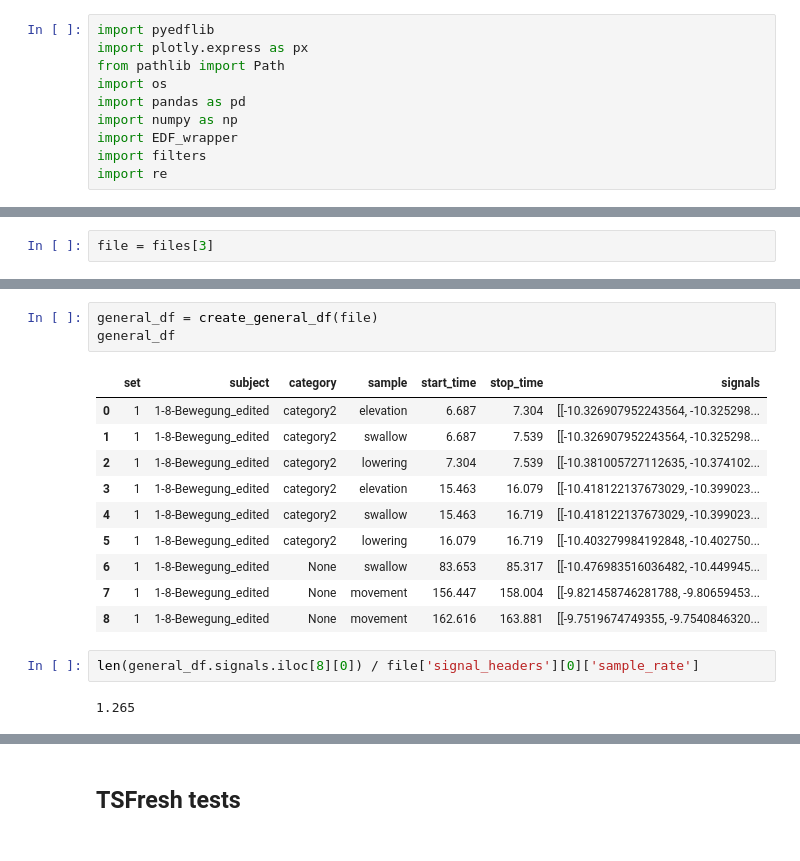
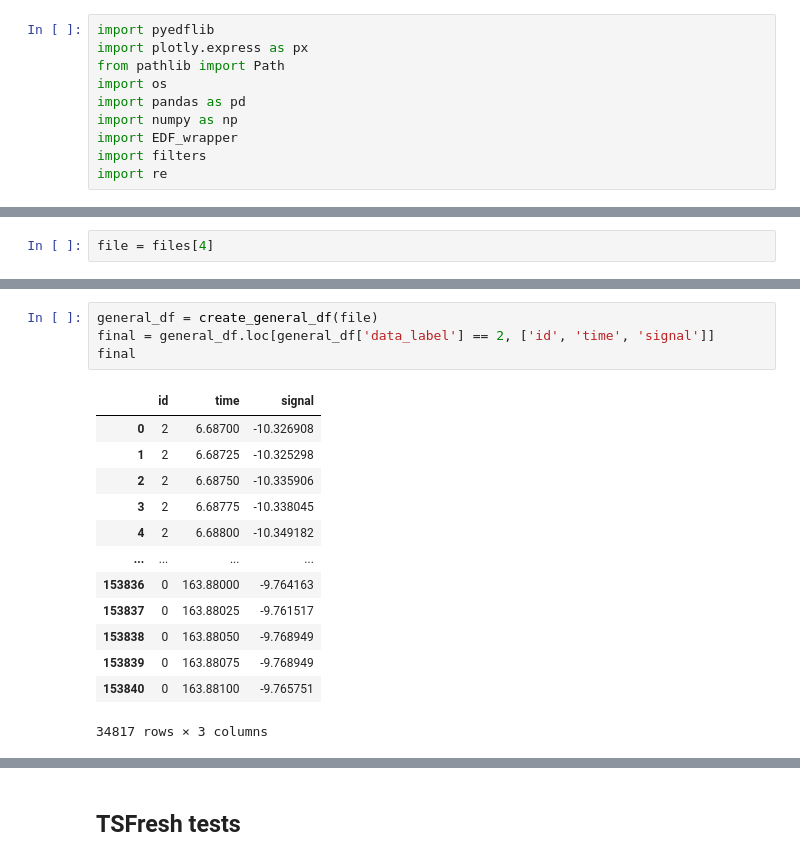
Before and after one commit to Matheusmno/Automatic-Feature-Extraction, a Jupyter notebook: usage.ipynb, the cells around one changed output, grey strips where cells are left out. Cells and saved outputs as stored; diff of their text form.

```diff
--- a/usage.ipynb
+++ b/usage.ipynb
@@ -107,2 +135,2 @@ def create_general_df(file, fileList=False):
 # %%
-file = files[3]
+file = files[4]
@@ -255,18 +202,18 @@ swallows_df
 # %%
 general_df = create_general_df(file)
-general_df
+final = general_df.loc[general_df['data_label'] == 2, ['id', 'time', 'signal']]
+final
 # %% [output]
-|  | set | subject | category | sample | start_time | stop_time | signals |
-| 0 | 1 | 1-8-Bewegung_edited | category2 | elevation | 6.687 | 7.304 | [[-10.326907952243564, -10.325298... |
-| 1 | 1 | 1-8-Bewegung_edited | category2 | swallow | 6.687 | 7.539 | [[-10.326907952243564, -10.325298... |
-| 2 | 1 | 1-8-Bewegung_edited | category2 | lowering | 7.304 | 7.539 | [[-10.381005727112635, -10.374102... |
-| 3 | 1 | 1-8-Bewegung_edited | category2 | elevation | 15.463 | 16.079 | [[-10.418122137673029, -10.399023... |
-| 4 | 1 | 1-8-Bewegung_edited | category2 | swallow | 15.463 | 16.719 | [[-10.418122137673029, -10.399023... |
-| 5 | 1 | 1-8-Bewegung_edited | category2 | lowering | 16.079 | 16.719 | [[-10.403279984192848, -10.402750... |
-| 6 | 1 | 1-8-Bewegung_edited | None | swallow | 83.653 | 85.317 | [[-10.476983516036482, -10.449945... |
-| 7 | 1 | 1-8-Bewegung_edited | None | movement | 156.447 | 158.004 | [[-9.821458746281788, -9.80659453... |
-| 8 | 1 | 1-8-Bewegung_edited | None | movement | 162.616 | 163.881 | [[-9.7519674749355, -9.7540846320... |
+|  | id | time | signal |
+| 0 | 2 | 6.68700 | -10.326908 |
+| 1 | 2 | 6.68725 | -10.325298 |
+| 2 | 2 | 6.68750 | -10.335906 |
+| 3 | 2 | 6.68775 | -10.338045 |
+| 4 | 2 | 6.68800 | -10.349182 |
+| ... | ... | ... | ... |
+| 153836 | 0 | 163.88000 | -9.764163 |
+| 153837 | 0 | 163.88025 | -9.761517 |
+| 153838 | 0 | 163.88050 | -9.768949 |
+| 153839 | 0 | 163.88075 | -9.768949 |
+| 153840 | 0 | 163.88100 | -9.765751 |
+34817 rows × 3 columns
-# %%
-len(general_df.signals.iloc[8][0]) / file['signal_headers'][0]['sample_rate']
-# %% [output]
-1.265
```
Also changed, not shown: parts of 27 cells of this notebook, 3 other files.
